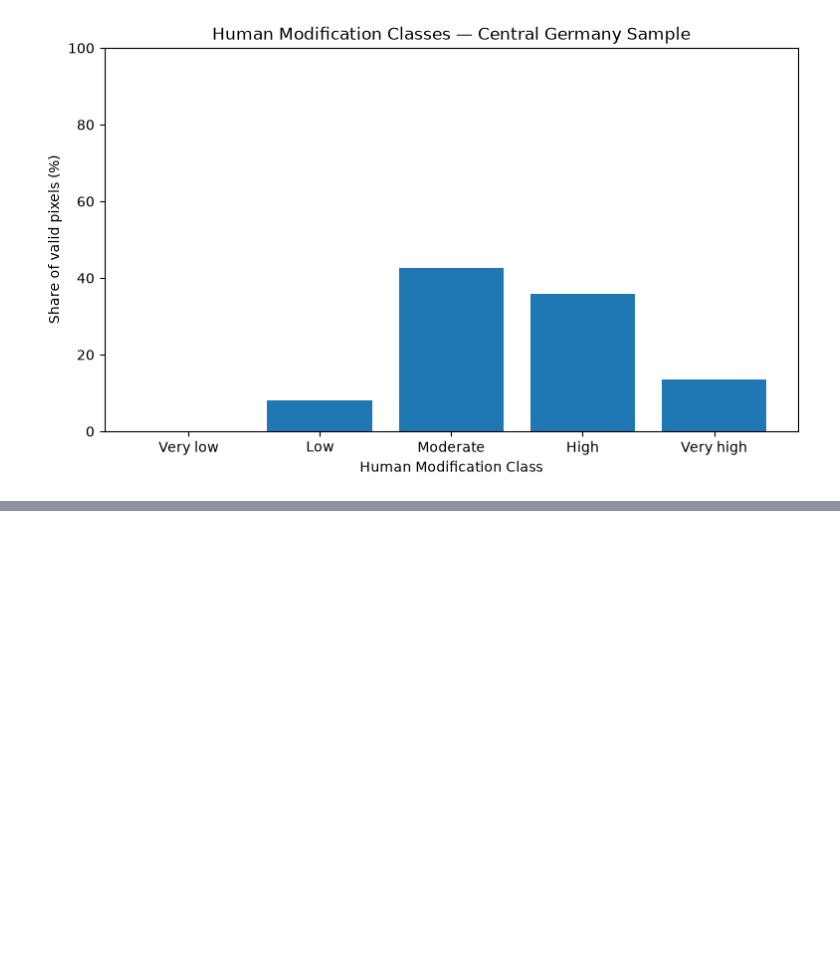
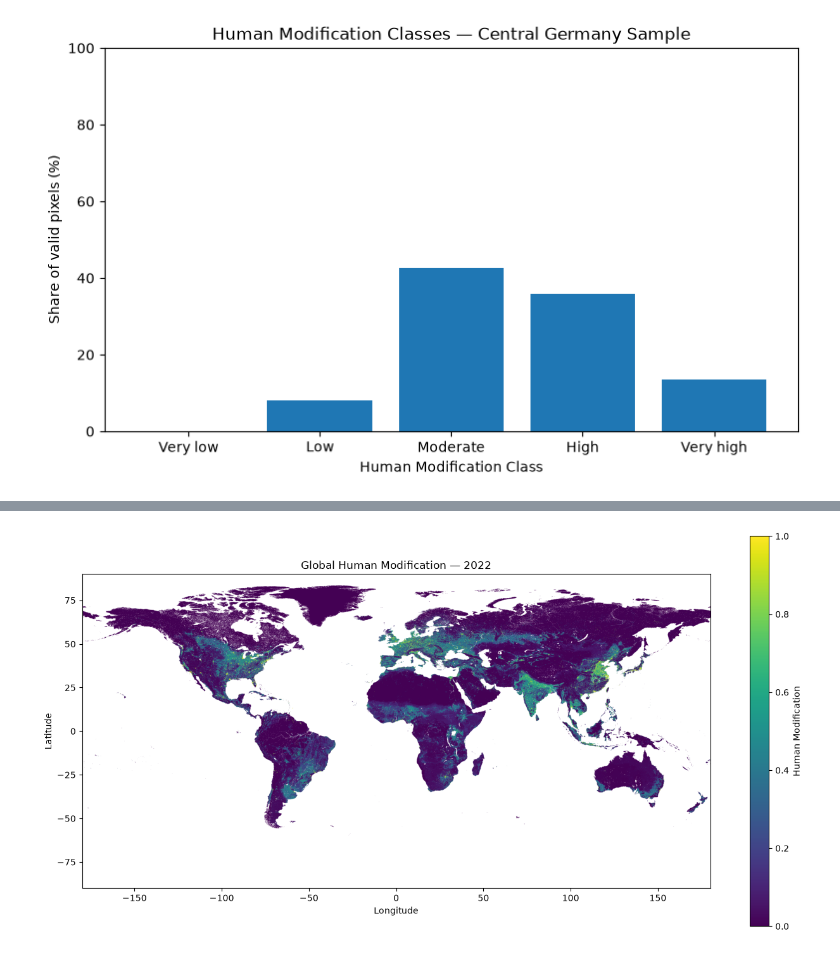
Before and after one commit to Inal-Qat/human-modification-atlas, a Jupyter notebook: notebooks/01_data_audit.ipynb, the cells around one changed output, grey strips where cells are left out. Drawn from its saved outputs; the diff is of its cells as text; code cells hidden in the pictures; blank space fills up the shorter version.

Commit message:
feat: add global COG downsampling analysis

```diff
--- a/notebooks/01_data_audit.ipynb
+++ b/notebooks/01_data_audit.ipynb
@@ -568,0 +633,26 @@ plt.show()
+# %%
+masked_global = np.ma.masked_invalid(aa_global)
+
+plt.figure(figsize=(16, 8))
+
+plt.imshow(
+    masked_global,
+    extent=(
+        global_bounds.left,
+        global_bounds.right,
+        global_bounds.bottom,
+        global_bounds.top
+    ),
+    origin="upper",
+    vmin=0,
+    vmax=1
+)
+
+plt.colorbar(label="Human Modification")
+plt.xlabel("Longitude")
+plt.ylabel("Latitude")
+plt.title("Global Human Modification — 2022")
+
+plt.show()
+# %% [output]
+[figure, added]
```
Also changed, not shown: parts of 16 cells of this notebook, 1 other file.
